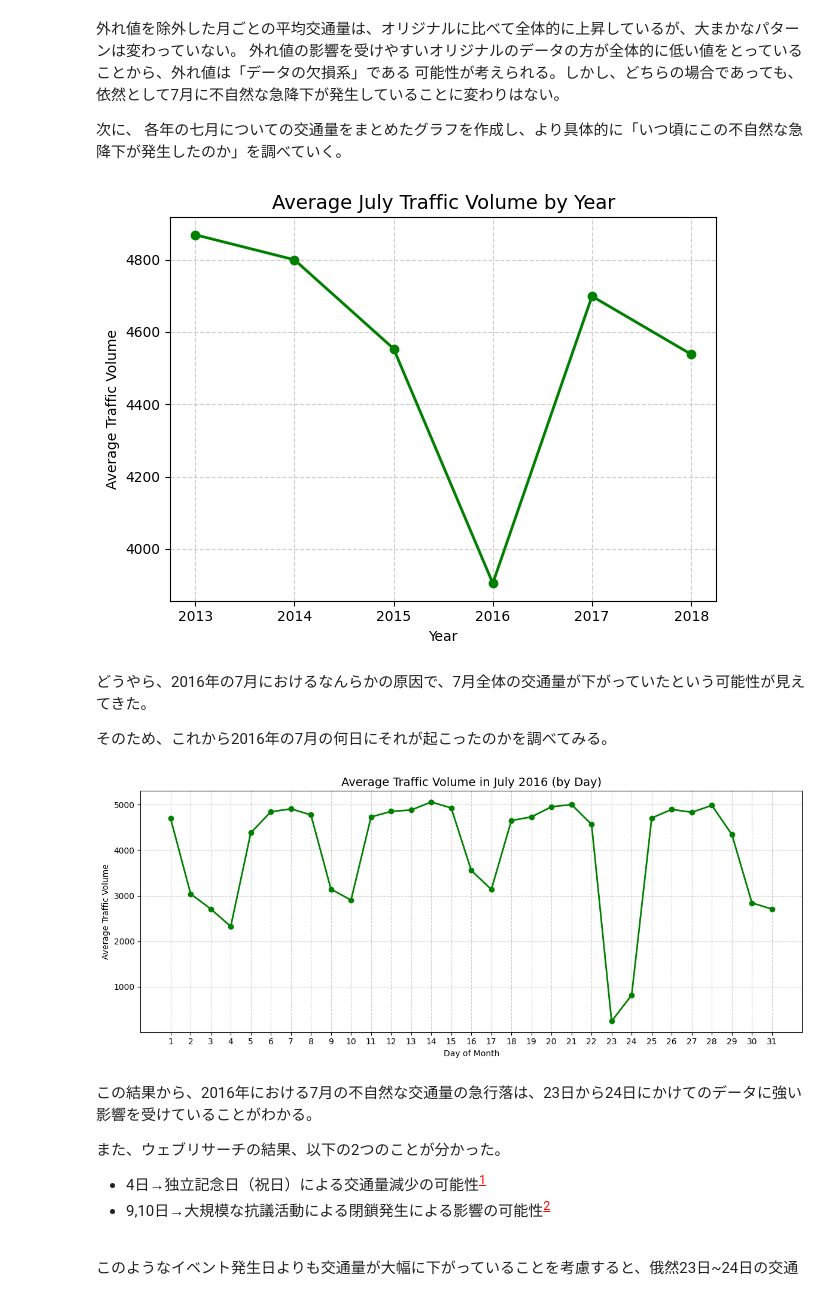
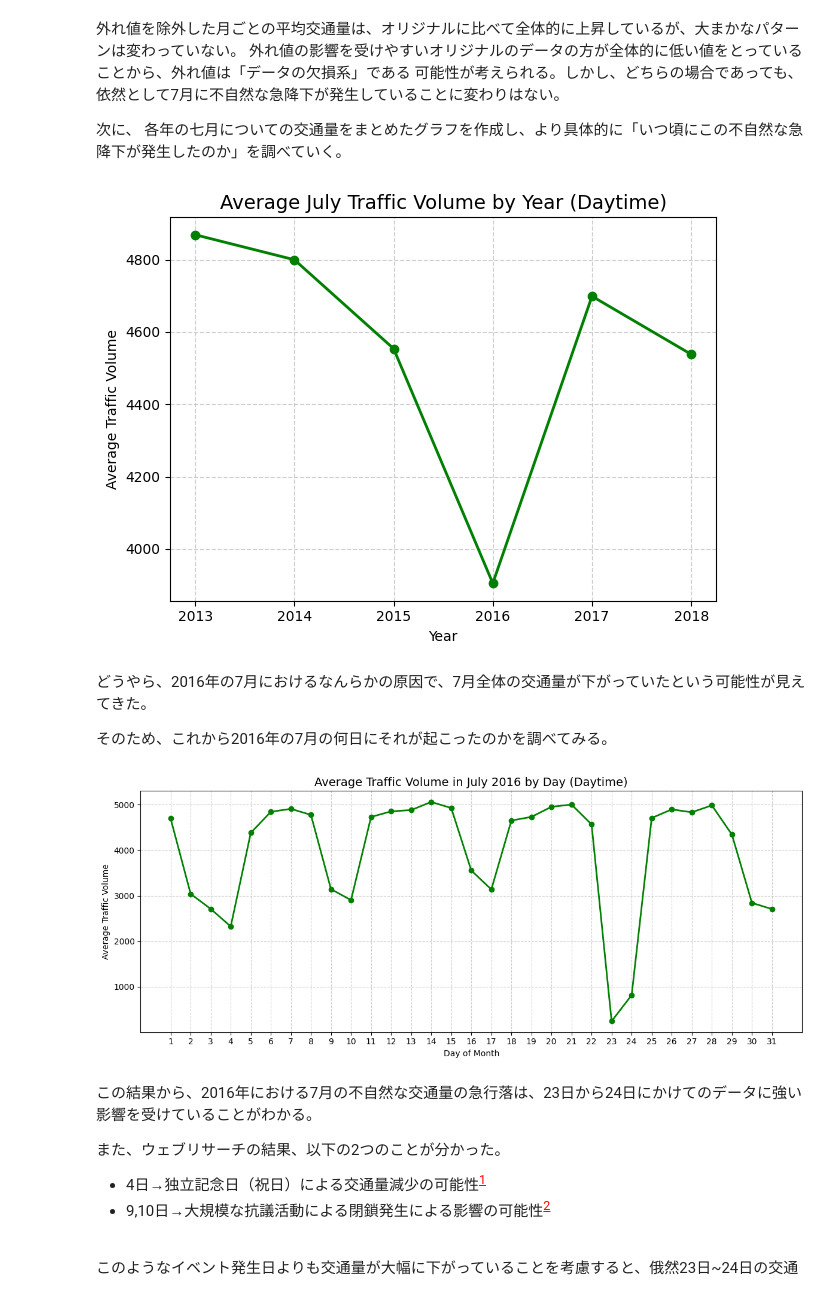
Before and after one commit to Yuji-RE/I-94_traffic_analysis_project, a Jupyter notebook: traffic_analysis_project.ipynb, the cells around one changed output. Saved outputs shown, nothing was run; the diff lists cells and outputs as text; code cells hidden in the pictures.

```diff
--- a/traffic_analysis_project.ipynb
+++ b/traffic_analysis_project.ipynb
@@ -357,22 +357,22 @@ plt.show()
 # %%
 # 7月の交通量を年ごとに平均して可視化する（日中データ）
 by_year_july = (
     day_time.query("month == 7")  # 日中データにおいて、7月だけ抽出
     .groupby("year")["traffic_volume"]  # 年ごとに交通量をグループ化
     .mean()  # 各年の平均交通量の平均を計算（平均の平均）
     .sort_index()
 )
 
 # グラフ描画
 by_year_july.plot(marker="o", color="green", linewidth=2)
-plt.title("Average July Traffic Volume by Year", fontsize=14)
+plt.title("Average July Traffic Volume by Year (Daytime)", fontsize=14)
 plt.xlabel("Year")
 plt.ylabel("Average Traffic Volume")
 plt.grid(True, linestyle="--", alpha=0.6)
 plt.tight_layout()
 plt.show()
 # %% [output]
-[figure, old version]
+[figure, new version]
 # %% [markdown]
 どうやら、2016年の7月におけるなんらかの原因で、7月全体の交通量が下がっていたという可能性が見えてきた。
 
@@ -389,7 +389,7 @@ by_day_2016_july = (
 # グラフを描画
 plt.figure(figsize=(12, 5))
 by_day_2016_july.plot(marker="o", color="green", linewidth=2)
-plt.title("Average Traffic Volume in July 2016 (by Day)", fontsize=14)
+plt.title("Average Traffic Volume in July 2016 by Day (Daytime)", fontsize=14)
 plt.xlabel("Day of Month")
 plt.ylabel("Average Traffic Volume")
 plt.grid(True, linestyle="--", alpha=0.6)
@@ -397,7 +397,7 @@ plt.xticks(range(1, 32))  # X軸の目盛りを1日ごとに設定
 plt.tight_layout()
 plt.show()
 # %% [output]
-[figure, old version]
+[figure, new version]
 # %% [markdown]
 この結果から、2016年における7月の不自然な交通量の急行落は、23日から24日にかけてのデータに強い影響を受けていることがわかる。
 
```
Also changed, not shown: parts of 4 cells of this notebook, 6 other files.
